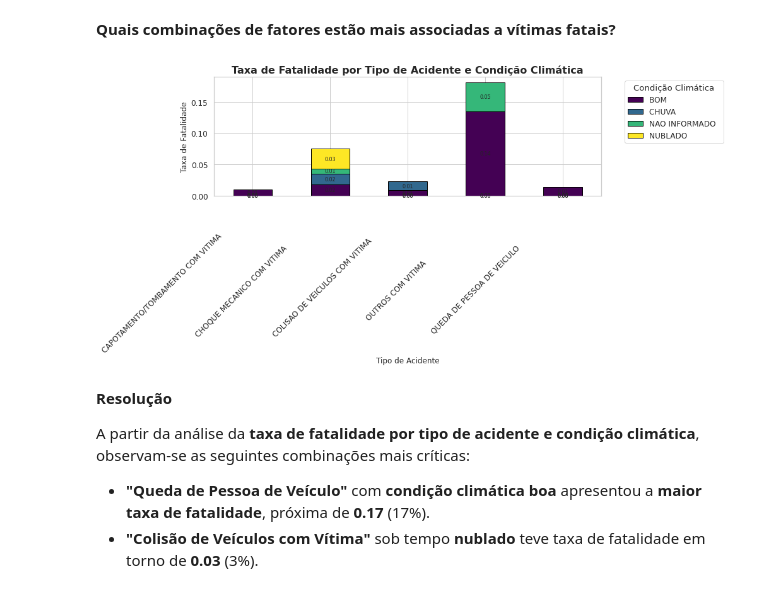
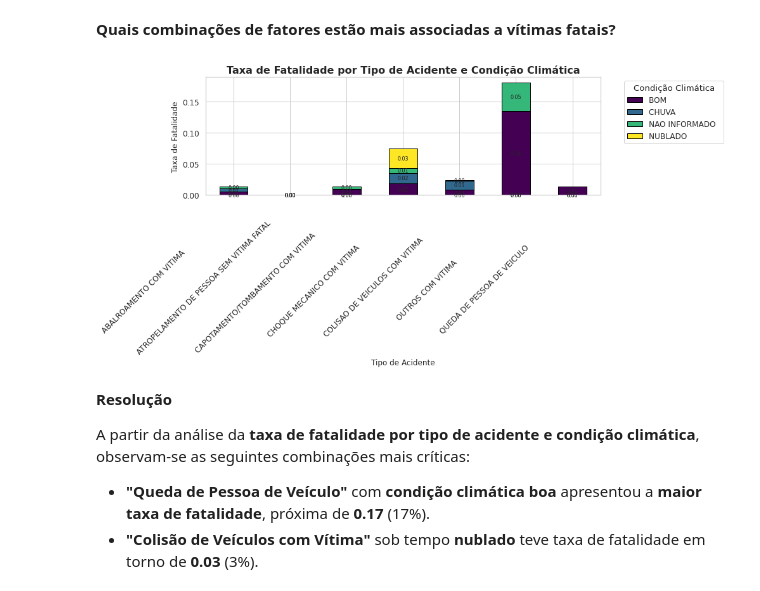
Before and after one commit to Lia13/MPV_Engenharia_de_Dados, a Jupyter notebook: MPV Engenharia de Dados.ipynb, the cells around one changed output. Saved outputs shown, nothing was run; the diff lists cells and outputs as text; code cells hidden in the pictures.

```diff
--- a/MPV Engenharia de Dados.ipynb
+++ b/MPV Engenharia de Dados.ipynb
@@ -490,0 +486,5 @@ dim_regional = df_clean.select(
+# %%
+dim_clima = df_clean.select(
+    col("codigo_tempo").alias("id_clima"),
+    col("descricao_tempo").alias("descricao")
+).distinct()
@@ -501,10 +503,12 @@ fato_acidentes = df_clean.select(
     col("numero_boletim").alias("id_boletim"),
     date_format(col("data_hora_boletim"), "yyyyMMddHH").cast("long").alias("id_tempo"),
     col("codigo_pavimento").alias("id_pavimento"),
+    col("codigo_tempo").alias("id_clima"),
     col("codigo_regional").alias("id_regional"),
     col("tipo_acidente").alias("id_tipo_acidente"),
     col("velocidade_permitida"),
     col("fatal"),
+    col("sinalizado"),
     col("coordenada_x"),
     col("coordenada_y")
 )
@@ -513,6 +517,7 @@ fato_acidentes = df_clean.select(
 dim_tempo.write.format("delta").mode("overwrite").option("overwriteSchema", "true").saveAsTable("dim_tempo")
 dim_pavimento.write.format("delta").mode("overwrite").option("overwriteSchema", "true").saveAsTable("dim_pavimento")
 dim_regional.write.format("delta").mode("overwrite").option("overwriteSchema", "true").saveAsTable("dim_regional")
+dim_clima.write.format("delta").mode("overwrite").option("overwriteSchema", "true").saveAsTable("dim_clima")
 dim_tipo_acidente.write.format("delta").mode("overwrite").option("overwriteSchema", "true").saveAsTable("dim_tipo_acidente")
 fato_acidentes.write.format("delta").mode("overwrite").option("overwriteSchema", "true").saveAsTable("fato_acidentes")
 # %% [markdown]
@@ -1500,11 +1536,13 @@ Esses dados sugerem que:
 # Consulta com Spark SQL
 df_regioes = spark.sql("""
   SELECT
-    descricao_regional as regiao,
+    r.nome_regional as regiao,
     COUNT(*) as total_acidentes,
-    SUM(CASE WHEN fatal = 1 THEN 1 ELSE 0 END) as fatais
-  FROM acidentes_2021
-  GROUP BY regiao
+    SUM(f.fatal) as total_fatais,
+    AVG(f.fatal) as taxa_fatalidade
+  FROM fato_acidentes f
+  JOIN dim_regional r ON f.id_regional = r.id_regional
+  GROUP BY r.nome_regional
   ORDER BY total_acidentes DESC
   LIMIT 10
 """).toPandas()
@@ -1512,7 +1550,7 @@ df_regioes = spark.sql("""
 # Dados para o gráfico
 regioes = df_regioes['regiao']
 totais = df_regioes['total_acidentes']
-fatais = df_regioes['fatais']
+fatais = df_regioes['total_fatais']
 
 # Posições das barras
 x = np.arange(len(regioes))
@@ -1560,16 +1598,19 @@ plt.show()
 **Quais combinações de fatores estão mais associadas a vítimas fatais?**
 # %%
 # Obter dados do Spark
+# 1. Consulta otimizada para evitar duplicatas
 df_combinacoes = spark.sql("""
   SELECT
-    descricao_tipo_acidente as tipo,
-    descricao_tempo as clima,
-    AVG(fatal) as taxa_fatalidade
-  FROM acidentes_2021
-  GROUP BY tipo, clima
+    ta.tipo_acidente as tipo,
+    c.descricao as clima,
+    AVG(f.fatal) as taxa_fatalidade,
+    COUNT(*) as total_casos
+  FROM fato_acidentes f
+  JOIN dim_tipo_acidente ta ON f.id_tipo_acidente = ta.codigo_tipo
+  JOIN dim_clima c ON f.id_clima = c.id_clima
+  GROUP BY ta.tipo_acidente, c.descricao
   HAVING COUNT(*) > 30
   ORDER BY taxa_fatalidade DESC
-  LIMIT 10
 """).toPandas()
 
 # Converter taxa_fatalidade para numérico
@@ -1589,34 +1630,34 @@ if not df_pivot.empty:
 
     # Criar figura
     ax = df_pivot.plot(
         kind='bar',
         stacked=True,
         figsize=(14, 7),
         colormap='viridis',
         edgecolor='black'
     )
 
     # Títulos e rótulos
     ax.set_title('Taxa de Fatalidade por Tipo de Acidente e Condição Climática', fontsize=16, fontweight='bold')
     ax.set_xlabel('Tipo de Acidente', fontsize=12)
     ax.set_ylabel('Taxa de Fatalidade', fontsize=12)
 
     # Rotacionar os rótulos do eixo x
     plt.xticks(rotation=45, ha='right')
 
     # Legenda
     ax.legend(title='Condição Climática', bbox_to_anchor=(1.05, 1), loc='upper left')
 
     # Adicionar valores nas barras (opcional)
     for container in ax.containers:
         ax.bar_label(container, fmt='%.2f', label_type='center', fontsize=8)
 
     plt.tight_layout()
     plt.show()
 else:
     print("Não há dados suficientes para gerar o gráfico")
 # %% [output]
-[figure, old version]
+[figure, new version]
 # %% [markdown]
 **Resolução**
 
```
Also changed, not shown: parts of 20 cells of this notebook.
